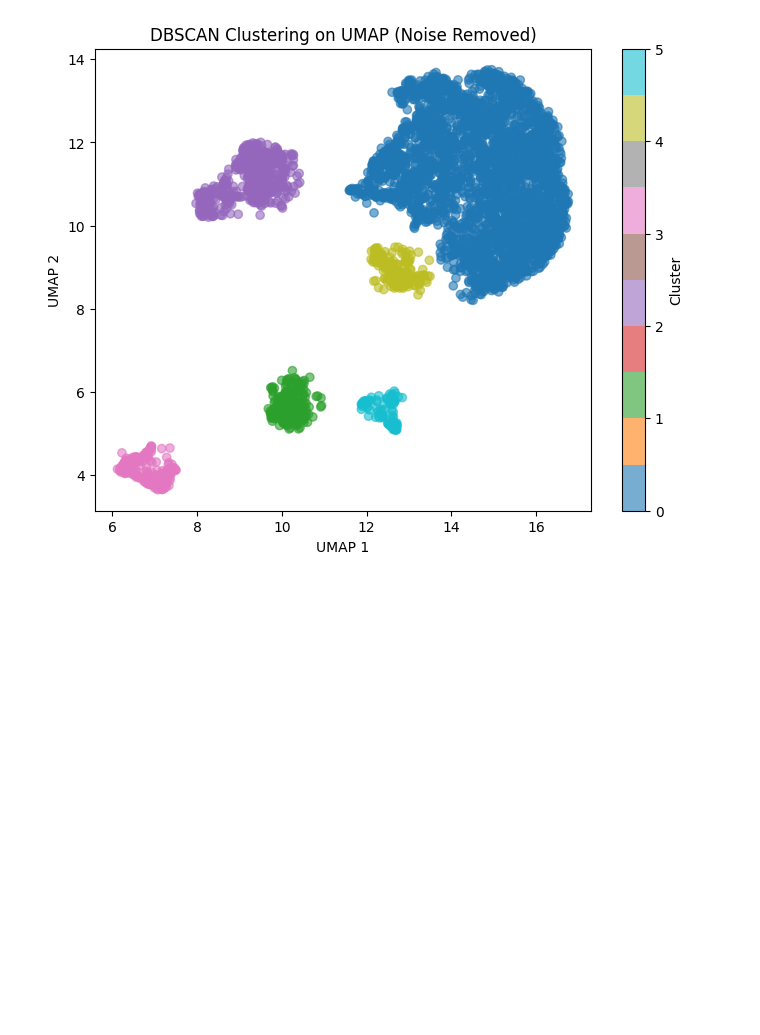
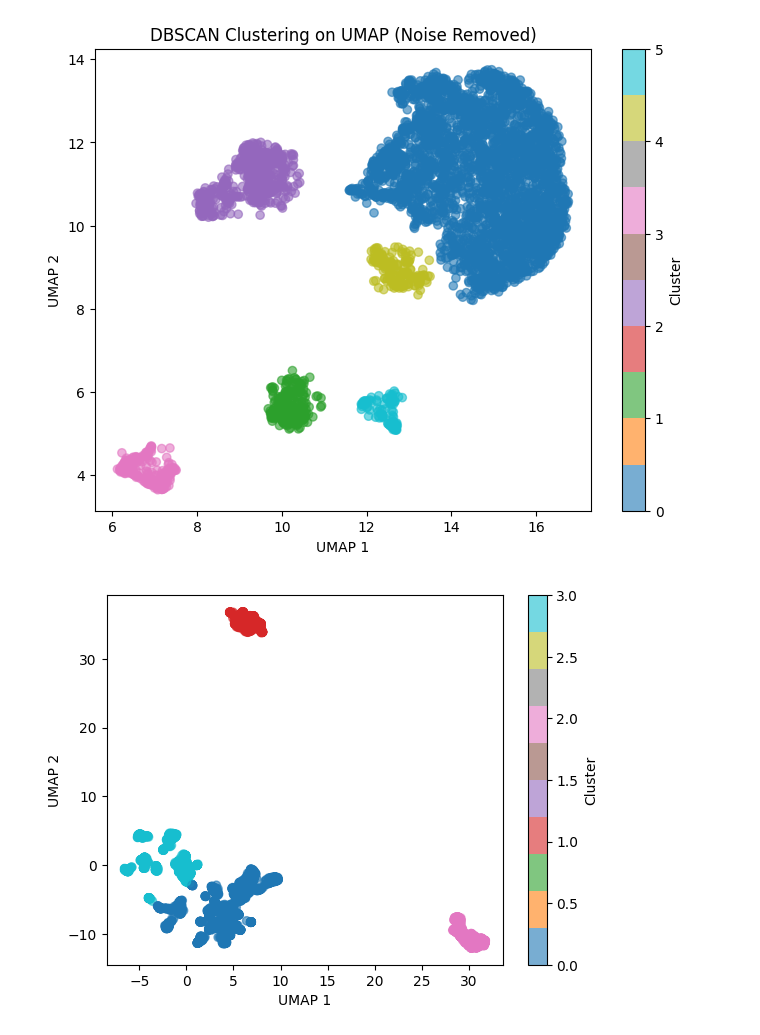
Before and after one commit to samroska/milestone-2-siads-696, a Jupyter notebook: Notebook1.ipynb, the cells around one changed output. Drawn from its saved outputs; the diff is of its cells as text; code cells hidden in the pictures; blank space fills up the shorter version.

```diff
--- a/Notebook1.ipynb
+++ b/Notebook1.ipynb
@@ -252,3 +245,34 @@ plt.colorbar(label="Cluster")
 plt.show()
 # %% [output]
 [figure]
+# %%
+diagnosis_df = df[diagnosis()].copy()
+
+diagnosis_df = diagnosis_df.replace(-9, np.nan)
+diagnosis_df = diagnosis_df.dropna()
+
+cat_columns = diagnosis_df.columns
+diagnosis_df[diagnosis_df.columns] = diagnosis_df[diagnosis_df.columns].astype('category')
+
+
+X_cluster = diagnosis_df.copy()
+
+preprocessor = ColumnTransformer([
+    ("cat", OneHotEncoder(handle_unknown="ignore", sparse_output=False), cat_columns)
+])
+
+X_preprocessed = preprocessor.fit_transform(X_cluster)
+# %%
+umap_model = umap.UMAP(random_state=42)
+X_umap2 = umap_model.fit_transform(X_preprocessed)
+# %%
+kmeans = KMeans(n_clusters=4, random_state=42)
+labels4 = kmeans.fit_predict(X_umap2)
+
+plt.scatter(X_umap2[:, 0], X_umap2[:, 1], c=labels4, cmap='tab10', alpha=0.6)
+plt.xlabel("UMAP 1")
+plt.ylabel("UMAP 2")
+plt.colorbar(label="Cluster")
+plt.show()
+# %% [output]
+[figure, added]
```
Also changed, not shown: parts of 9 cells of this notebook.
